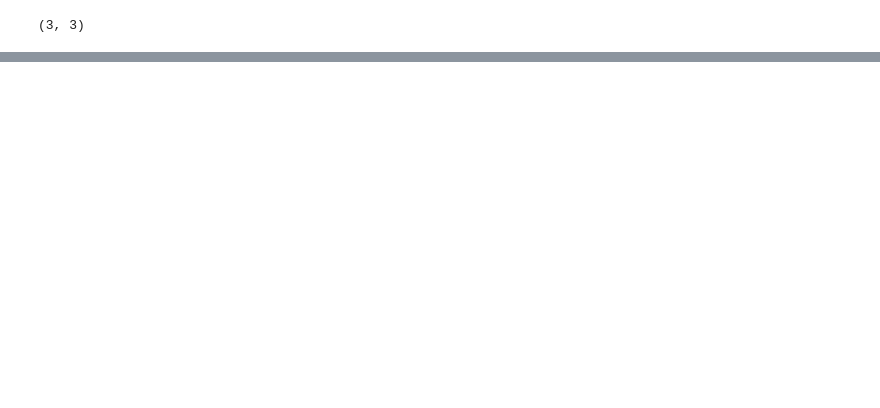
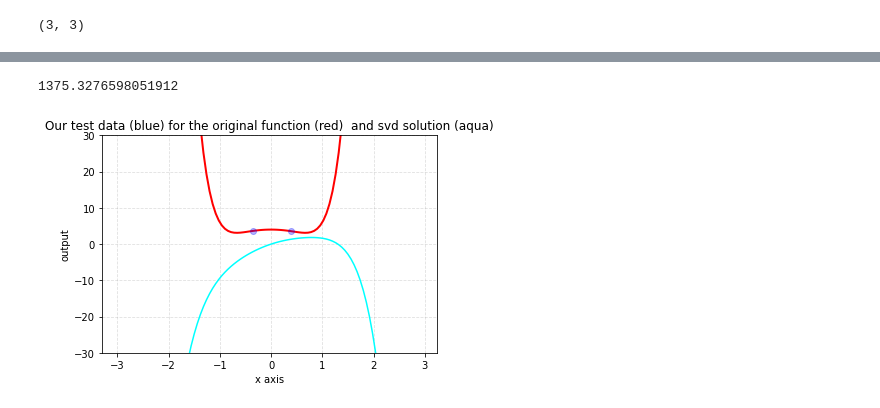
Before and after one commit to awangberg/AdvLinearAlgebra, a Jupyter notebook: Project_4_Case_0_Solving_for_a_known_polynomial_function_using_Singular_Values_or_Best_Fit.ipynb, the cells around one changed output, grey strips where cells are left out. Saved outputs shown, nothing was run; the diff lists cells and outputs as text; code cells hidden in the pictures; blank space fills up the shorter version.

```diff
--- a/Project_4_Case_0_Solving_for_a_known_polynomial_function_using_Singular_Values_or_Best_Fit.ipynb
+++ b/Project_4_Case_0_Solving_for_a_known_polynomial_function_using_Singular_Values_or_Best_Fit.ipynb
@@ -203,17 +309,17 @@ U_use.shape
 # %% [output]
 (3, 3)
 # %%
-#  If we use Singular Value Decomposition to break down A as a product of matrices
-#  A = U sigma Vh.conjugate_transpose()
+#  If we use Singular Value Decomposition to break down M as a product of matrices
+#  M = U sigma Vh.conjugate_transpose()
 #  Then the part of A which corresponds to non-zero singular values is:
-#  A_use = U_use sigma_use Vh_use.conjugate_transpose()
+#  M_use = U_use sigma_use Vh_use.conjugate_transpose()
 #
-#  So, the equation Ax = b becomes:  (U_use sigma_use Vh_use.conjugate_transpose()) x = b
+#  So, the equation Mx = b becomes:  (U_use sigma_use Vh_use.conjugate_transpose()) x = b
 #  or
 #  svd_sol = (U_use sigma_use Vh_use.conjugate_transpose()).inverse() b
 #  or
 #  svd_sol = Vh_use * Sigma_use.inverse() * U_use.transpose() * b
 #  (since Vh_use.conjugate_transpose() = Vh_use.inverse() and U_use.transpose() = U_use.inverse() )
-svd_sol = (Vh_use @ linalg.inv(sigma_use) @ U_use.transpose()) @ b
-svd_sol
+svdsol = (Vh_use @ linalg.inv(sigma_use) @ U_use.transpose()) @ b
+svdsol
 # %% [output]
@@ -232,0 +347,38 @@ matrix([[ 3.43841851],
+# %%
+#  Let's see how close this actually gets us by comparing the original b vector to the result of Mc:
+error = ((b-M*svd_sol).transpose() * (b-M*svdsol))[0,0]
+error**0.5
+# %% [output]
+1375.3276598051912
+# %%
+#Show a plot of the solutions using the best-fit method, and the SVD method:
+
+# We'll specify that x is a variable:
+x = sym.symbols('x')
+
+xdata = []
+fdata = []
+#set up our 100 data points on the interval from (-3, 3):
+xdata = np.array(range(100))/(100/6) - 3
+# find the ouput for our function on each data point:
+fdata = 4 - 3*xdata**2 + 5*xdata**6
+
+#construct the solution from svdsol
+svd_fit = svdsol[0,0] + svdsol[1,0]*xdata + svdsol[2,0]*(xdata**2) + svdsol[3,0]*(xdata**3) + svdsol[4,0]*(xdata**4) + svdsol[5,0]*(xdata**5) + svdsol[6,0]*(xdata**6)
+# Create the actual plot in red, and our datapoints in blue,
+# and the svd solution in aqua:
+plt.plot(xdata,fdata, color='red', linewidth=2 ) + plt.plot(actual_data_x, actual_data_y, 'bo', alpha=0.3) + plt.plot(xdata, svd_fit, 'aqua')
+
+#Restrict the output values to this range:
+plt.ylim(-30,30)
+# Add a title
+plt.title('Our test data (blue) for the original function (red)  and svd solution (aqua)')
+
+# Add X and y Label
+plt.xlabel('x axis')
+plt.ylabel('output')
+
+# Add a grid
+plt.grid(alpha=.4,linestyle='--')
+# %% [output]
+[figure, added]
```
Also changed, not shown: parts of 31 cells of this notebook.
